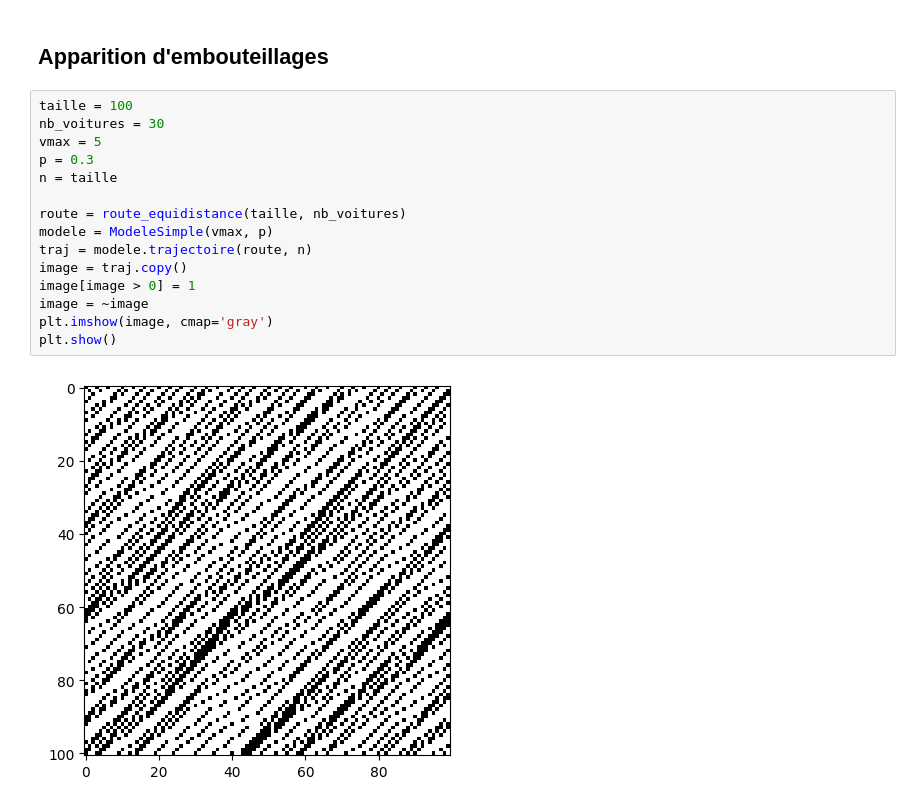
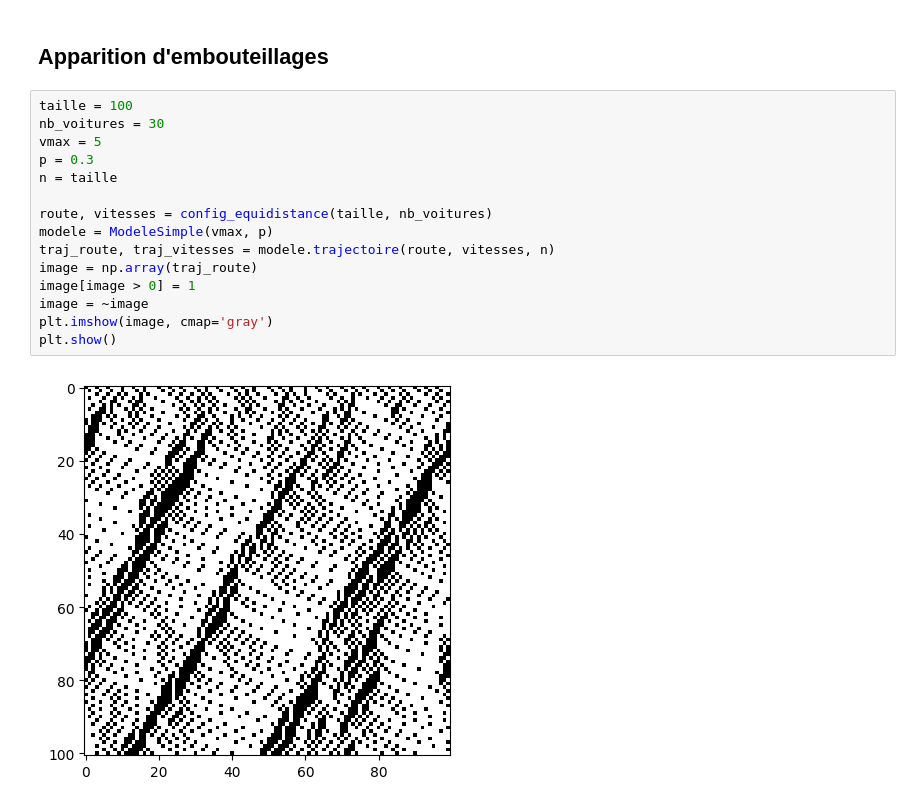
Before and after one commit to TelmoDc/Projet_SA16, a Jupyter notebook: stats.ipynb, the cells around one changed output. Saved outputs shown, nothing was run; the diff lists cells and outputs as text.

```diff
--- a/stats.ipynb
+++ b/stats.ipynb
@@ -113,18 +121,18 @@ plt.show()
 # %%
 taille = 100
 nb_voitures = 30
 vmax = 5
 p = 0.3
 n = taille
 
-route = route_equidistance(taille, nb_voitures)
+route, vitesses = config_equidistance(taille, nb_voitures)
 modele = ModeleSimple(vmax, p)
-traj = modele.trajectoire(route, n)
-image = traj.copy()
+traj_route, traj_vitesses = modele.trajectoire(route, vitesses, n)
+image = np.array(traj_route)
 image[image > 0] = 1
 image = ~image
 plt.imshow(image, cmap='gray')
 plt.show()
 # %% [output]
-[figure, old version]
+[figure, new version]
 # %%
```
Also changed, not shown: parts of 11 cells of this notebook, 1 other file.
